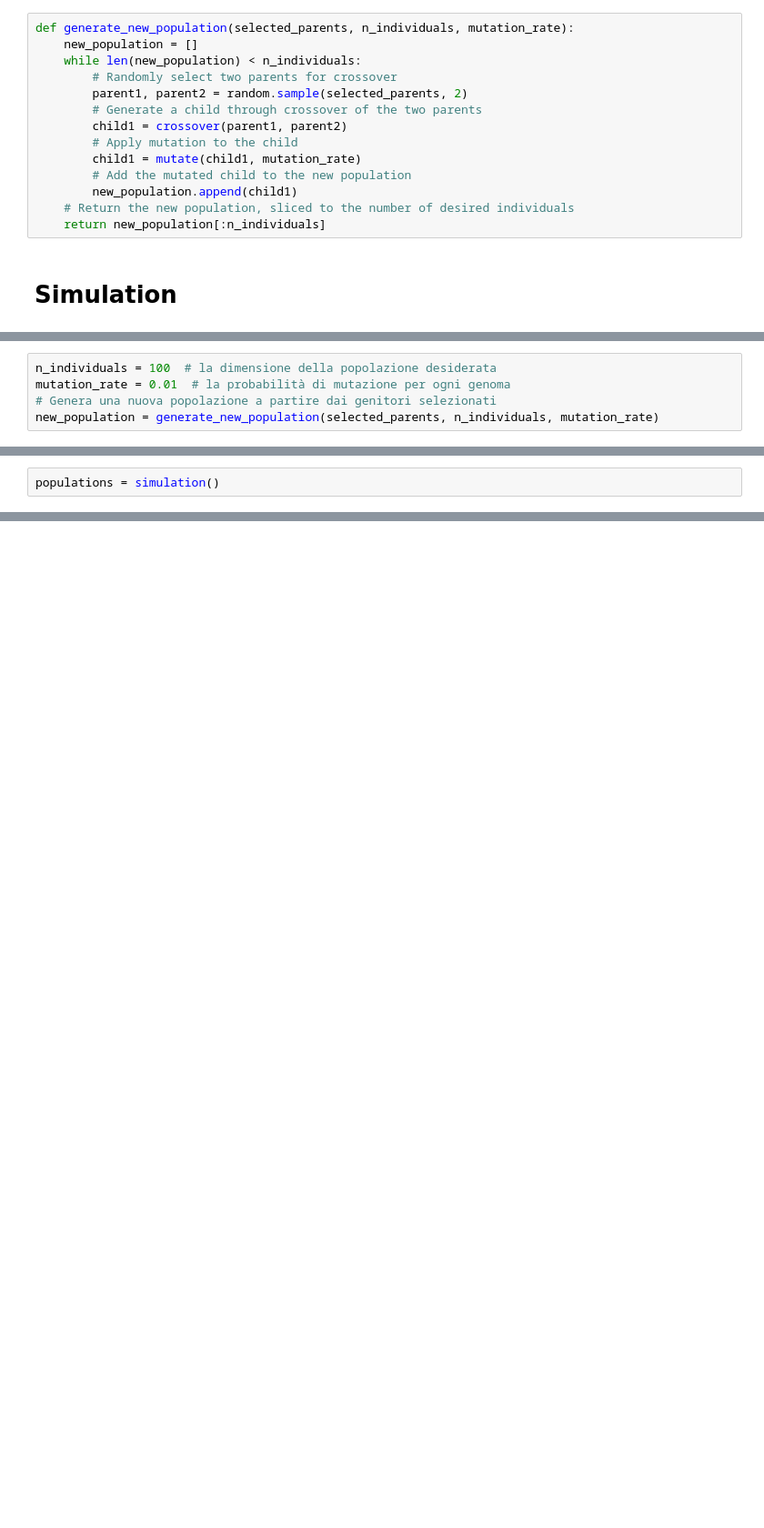
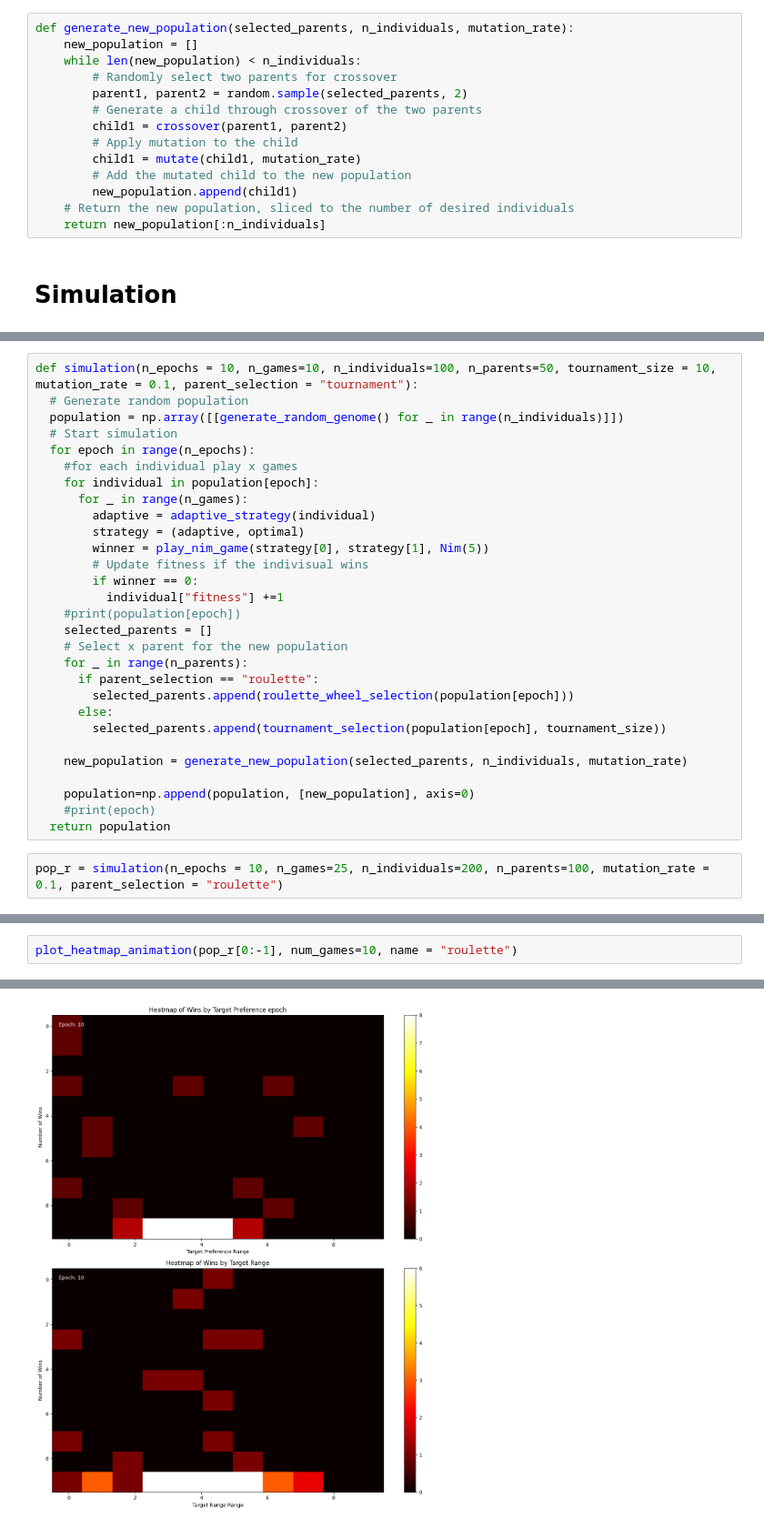
Before and after one commit to Aleedm/computational-intelligence, a Jupyter notebook: nim_game/lab2_nim.ipynb, the cells around one changed output, grey strips where cells are left out. Shown at 91% size. Cells and saved outputs as stored; diff of their text form; blank space fills up the shorter version.

Commit message:
Implement ES for the nim game

```diff
--- a/nim_game/lab2_nim.ipynb
+++ b/nim_game/lab2_nim.ipynb
@@ -364,5 +279,0 @@ for _ in range(number_of_parents):
-# %%
-n_individuals = 100  # la dimensione della popolazione desiderata
-mutation_rate = 0.01  # la probabilità di mutazione per ogni genoma
-# Genera una nuova popolazione a partire dai genitori selezionati
-new_population = generate_new_population(selected_parents, n_individuals, mutation_rate)
@@ -395,2 +279,0 @@ def simulation(n_epochs = 30, n_games=50, n_individuals=500, n_parents=100, tour
-# %%
-populations = simulation()
@@ -593,0 +289,31 @@ Frame 1 of 30: [[52.  1.  0.  0.  0.  0.  0.  0.  0.  0.  0.]
+# %%
+def simulation(n_epochs = 10, n_games=10, n_individuals=100, n_parents=50, tournament_size = 10, mutation_rate = 0.1, parent_selection = "tournament"):
+  # Generate random population
+  population = np.array([[generate_random_genome() for _ in range(n_individuals)]])
+  # Start simulation
+  for epoch in range(n_epochs):
+    #for each individual play x games
+    for individual in population[epoch]:
+      for _ in range(n_games):
+        adaptive = adaptive_strategy(individual)
+        strategy = (adaptive, optimal)
+        winner = play_nim_game(strategy[0], strategy[1], Nim(5))
+        # Update fitness if the indivisual wins
+        if winner == 0:
+          individual["fitness"] +=1
+    #print(population[epoch])
+    selected_parents = []
+    # Select x parent for the new population
+    for _ in range(n_parents):
+      if parent_selection == "roulette":
+        selected_parents.append(roulette_wheel_selection(population[epoch]))
+      else:
+        selected_parents.append(tournament_selection(population[epoch], tournament_size))
+
+    new_population = generate_new_population(selected_parents, n_individuals, mutation_rate)
+
+    population=np.append(population, [new_population], axis=0)
+    #print(epoch)
+  return population
+# %%
+pop_r = simulation(n_epochs = 10, n_games=25, n_individuals=200, n_parents=100, mutation_rate = 0.1, parent_selection = "roulette")
@@ -593,0 +566,3 @@ Frame 1 of 30: [[52.  1.  0.  0.  0.  0.  0.  0.  0.  0.  0.]
+# %%
+plot_heatmap_animation(pop_r[0:-1], num_games=10, name = "roulette")
+# %% [output]
@@ -593,0 +572 @@ Frame 1 of 30: [[52.  1.  0.  0.  0.  0.  0.  0.  0.  0.  0.]
+[figure, added]
```
Also changed, not shown: parts of 39 cells of this notebook, 10 other files.
